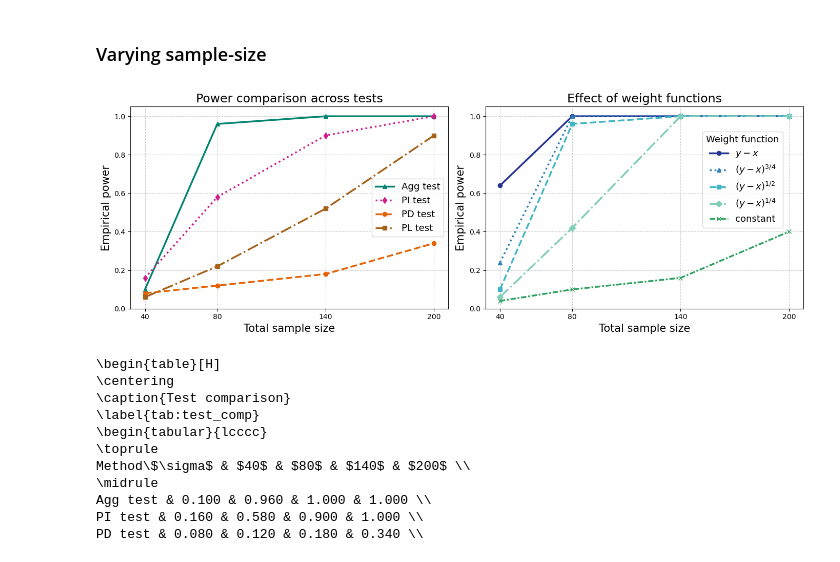
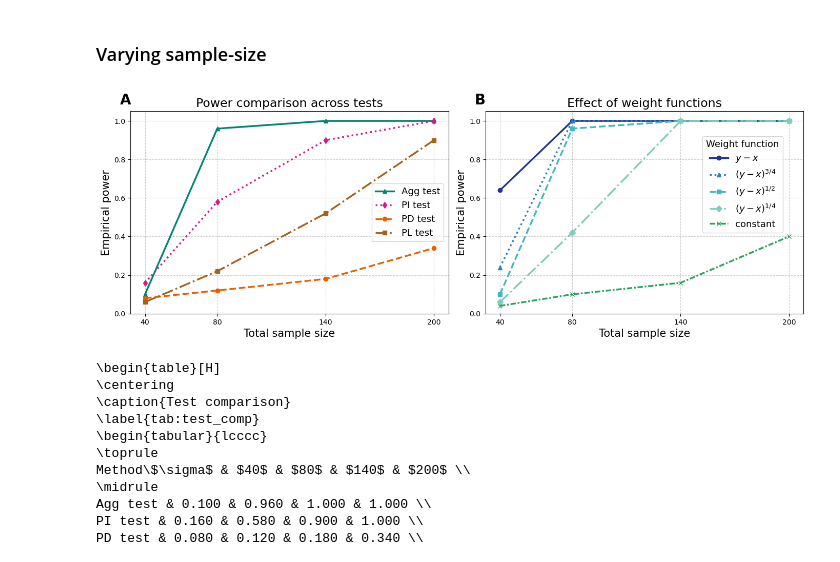
Before and after one commit to yeongunghan919/A_Two-Sample_Test_on_Weighted_Persistence_Intensity_Functions_in_Topological_Data_Analysis, a Jupyter notebook: Figures.ipynb, the cells around one changed output. Saved outputs shown, nothing was run; the diff lists cells and outputs as text; code cells hidden in the pictures.

```diff
--- a/Figures.ipynb
+++ b/Figures.ipynb
@@ -783,6 +943,22 @@ axes[1].grid(True, linestyle="--", alpha=0.6)
 axes[1].legend(fontsize=13,title=r"Weight function",title_fontsize=12)
 
 plt.tight_layout()
+fig.canvas.draw()
+
+# Panel labels
+for ax, label in zip(axes, ["A", "B"]):
+    pos = ax.get_position()
+
+    fig.text(
+        pos.x0 - 0.015,
+        pos.y1 + 0.015,
+        label,
+        fontsize=20,
+        fontweight="bold",
+        ha="left",
+        va="bottom"
+    )
+
 plt.savefig("results/figures/figure_file/Torus_Simulation.png", dpi=300)
 plt.savefig("results/figures/figure_file/Torus_Simulation.pdf")
 plt.show()
@@ -850,34 +1026,52 @@ axes[0].set_ylim(0,1.05)
 axes[0].set_xticks(list_npc, [str(x) for x in list_npc])
 axes[0].grid(True, linestyle="--", alpha=0.6)
 axes[0].legend(fontsize=13)
 
 # --- Right plot: Effect of weight functions ---
 
 axes[1].plot(list_npc, Aggtest_result_linear, marker='o', label=r"$y-x$",linestyle='-',color=colors2[0], lw=2.5)
 axes[1].plot(list_npc, Aggtest_result_third, marker='^', label=r"$(y-x)^{3/4}$",linestyle=':',color=colors2[1], lw=2.5)
 axes[1].plot(list_npc, Aggtest_result_root, marker='s', label=r"$(y-x)^{1/2}$",linestyle='--',color=colors2[2], lw=2.5)
 axes[1].plot(list_npc, Aggtest_result_oneoverfour,
              marker='D', linestyle='-.', label=r"$(y-x)^{1/4}$", color=colors2[3], lw=2.5)
 axes[1].plot(list_npc, Aggtest_result_constant,
              marker='x', linestyle=(0, (3, 1, 1, 1)), label="constant", color=colors2[4], lw=2.5)
 axes[1].set_xlabel("Total sample size",fontsize=15)
 axes[1].set_ylabel("Empirical power",fontsize=15)
 axes[1].set_title("Effect of weight functions",fontsize=17)
 axes[1].set_ylim(0,1.05)
 axes[1].set_xticks(list_npc, [str(x) for x in list_npc])
 axes[1].grid(True, linestyle="--", alpha=0.6)
 axes[1].legend(
     fontsize=13,
     title=r"Weight function",
     title_fontsize=13,
     loc="upper right",
     bbox_to_anchor=(0.95, 0.9))
 plt.tight_layout()
+plt.tight_layout()
+fig.canvas.draw()
+
+# Panel labels
+for ax, label in zip(axes, ["A", "B"]):
+    pos = ax.get_position()
+
+    fig.text(
+        pos.x0 - 0.015,
+        pos.y1 + 0.015,
+        label,
+        fontsize=20,
+        fontweight="bold",
+        ha="left",
+        va="bottom"
+    )
+
+
 plt.savefig("results/figures/figure_file/Torus_Simulation_samplesize.png", dpi=300)
 plt.savefig("results/figures/figure_file/Torus_Simulation_samplesize.pdf")
 plt.show()
 # %% [output]
-[figure, old version]
+[figure, new version]
 # %%
 list_npc=np.array([40,80,140,200])
 latex_code = simulation_to_latex_table(
```
Also changed, not shown: parts of 9 cells of this notebook, 15 other files.
